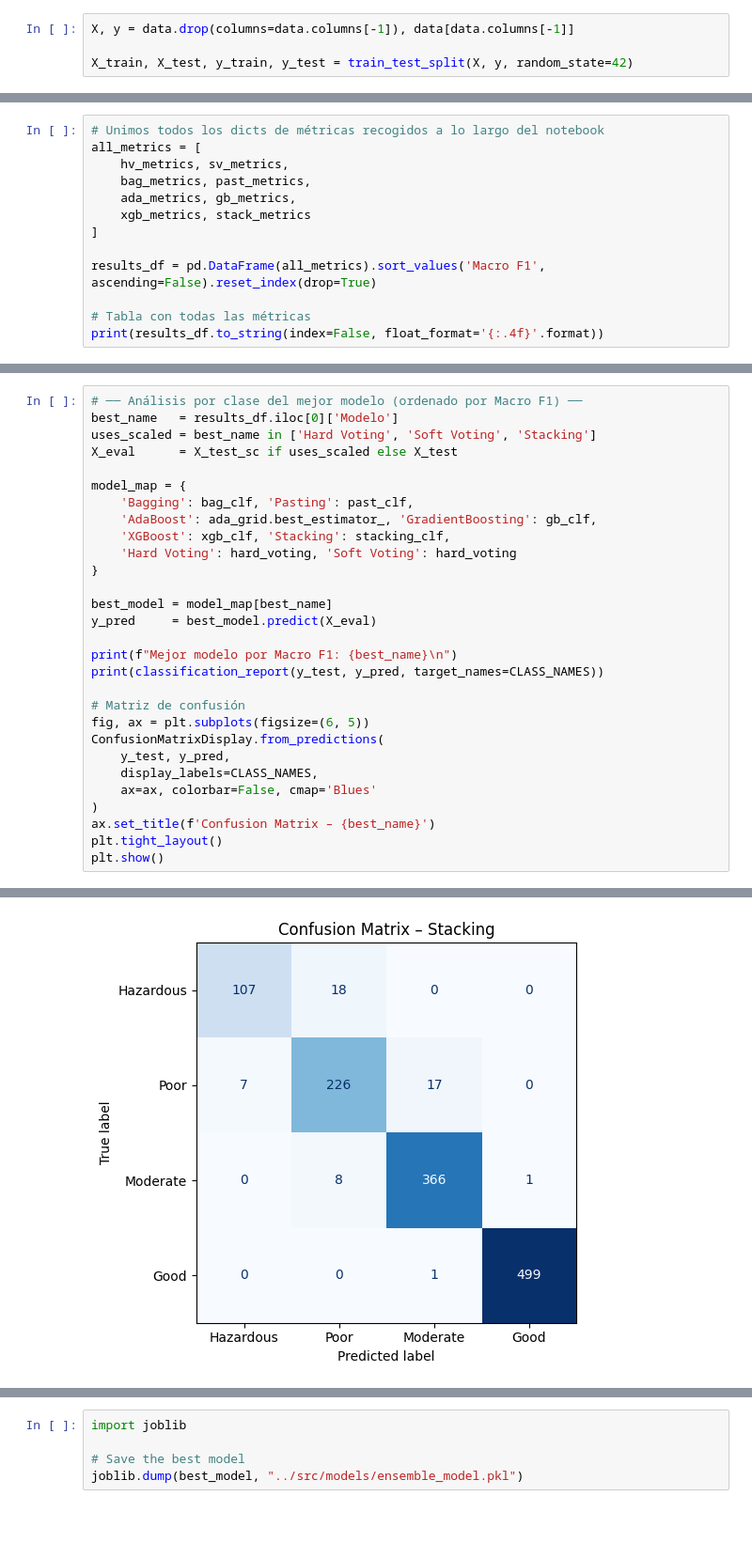
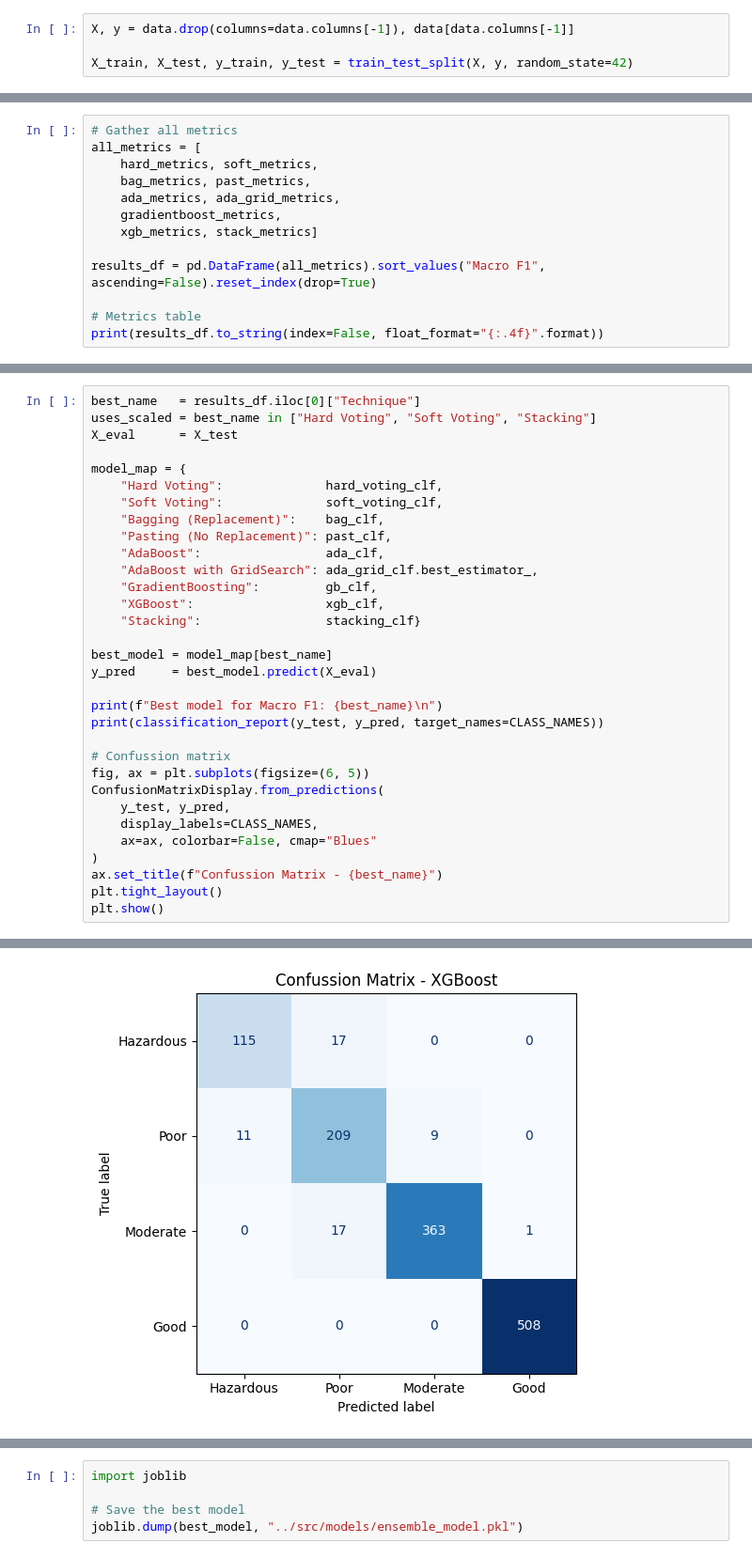
Before and after one commit to josuviteri/Atmo-Ensemble, a Jupyter notebook: notebooks/01_ensemble_learning.ipynb, the cells around one changed output, grey strips where cells are left out. Shown at 94% size. Drawn from its saved outputs; the diff is of its cells as text; blank space fills up the shorter version.

```diff
--- a/notebooks/01_ensemble_learning.ipynb
+++ b/notebooks/01_ensemble_learning.ipynb
@@ -354,14 +309,14 @@ stack_metrics = evaluate(stacking_clf, X_test_sc, y_test, 'Stacking')
 # %%
-# Unimos todos los dicts de métricas recogidos a lo largo del notebook
+# Gather all metrics
 all_metrics = [
-    hv_metrics, sv_metrics,
+    hard_metrics, soft_metrics,
     bag_metrics, past_metrics,
-    ada_metrics, gb_metrics,
-    xgb_metrics, stack_metrics
-]
+    ada_metrics, ada_grid_metrics,
+    gradientboost_metrics,
+    xgb_metrics, stack_metrics]
 
-results_df = pd.DataFrame(all_metrics).sort_values('Macro F1', ascending=False).reset_index(drop=True)
+results_df = pd.DataFrame(all_metrics).sort_values("Macro F1", ascending=False).reset_index(drop=True)
 
-# Tabla con todas las métricas
-print(results_df.to_string(index=False, float_format='{:.4f}'.format))
+# Metrics table
+print(results_df.to_string(index=False, float_format="{:.4f}".format))
 # %% [output]
@@ -400,30 +356,33 @@ plt.show()
 # %%
-# ── Análisis por clase del mejor modelo (ordenado por Macro F1) ──
-best_name   = results_df.iloc[0]['Modelo']
-uses_scaled = best_name in ['Hard Voting', 'Soft Voting', 'Stacking']
-X_eval      = X_test_sc if uses_scaled else X_test
+best_name   = results_df.iloc[0]["Technique"]
+uses_scaled = best_name in ["Hard Voting", "Soft Voting", "Stacking"]
+X_eval      = X_test
 
 model_map = {
-    'Bagging': bag_clf, 'Pasting': past_clf,
-    'AdaBoost': ada_grid.best_estimator_, 'GradientBoosting': gb_clf,
-    'XGBoost': xgb_clf, 'Stacking': stacking_clf,
-    'Hard Voting': hard_voting, 'Soft Voting': hard_voting
-}
+    "Hard Voting":              hard_voting_clf,
+    "Soft Voting":              soft_voting_clf,
+    "Bagging (Replacement)":    bag_clf,
+    "Pasting (No Replacement)": past_clf,
+    "AdaBoost":                 ada_clf,
+    "AdaBoost with GridSearch": ada_grid_clf.best_estimator_,
+    "GradientBoosting":         gb_clf,
+    "XGBoost":                  xgb_clf,
+    "Stacking":                 stacking_clf}
 
 best_model = model_map[best_name]
 y_pred     = best_model.predict(X_eval)
 
-print(f"Mejor modelo por Macro F1: {best_name}\n")
+print(f"Best model for Macro F1: {best_name}\n")
 print(classification_report(y_test, y_pred, target_names=CLASS_NAMES))
 
-# Matriz de confusión
+# Confussion matrix
 fig, ax = plt.subplots(figsize=(6, 5))
 ConfusionMatrixDisplay.from_predictions(
     y_test, y_pred,
     display_labels=CLASS_NAMES,
-    ax=ax, colorbar=False, cmap='Blues'
+    ax=ax, colorbar=False, cmap="Blues"
 )
-ax.set_title(f'Confusion Matrix – {best_name}')
+ax.set_title(f"Confussion Matrix - {best_name}")
 plt.tight_layout()
 plt.show()
 # %% [output]
@@ -441,3 +400,3 @@ Mejor modelo por Macro F1: Stacking
 weighted avg       0.96      0.96      0.96      1250
-[figure, old version]
+[figure, new version]
 # %%
```
Also changed, not shown: parts of 27 cells of this notebook, 1 other file.
